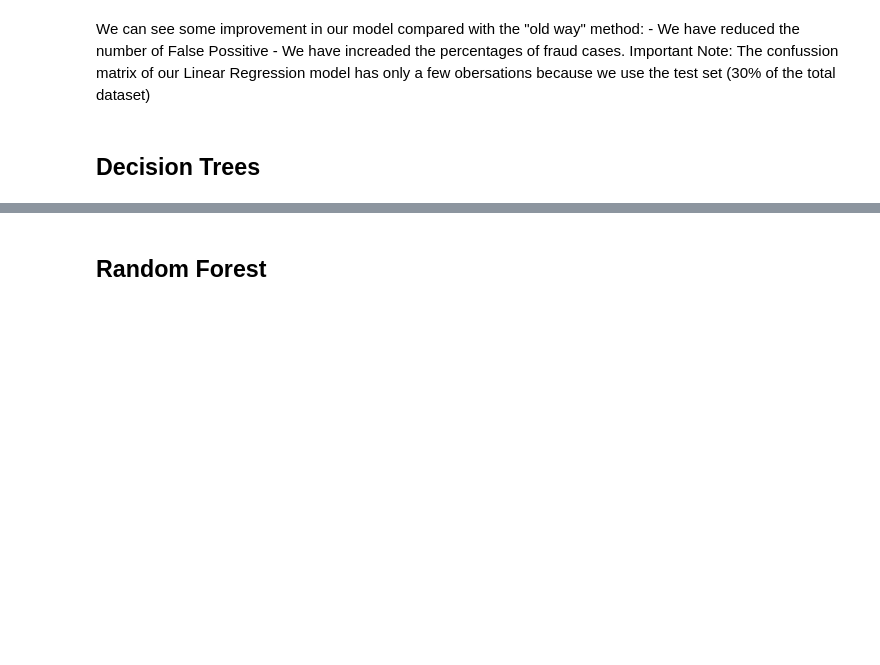
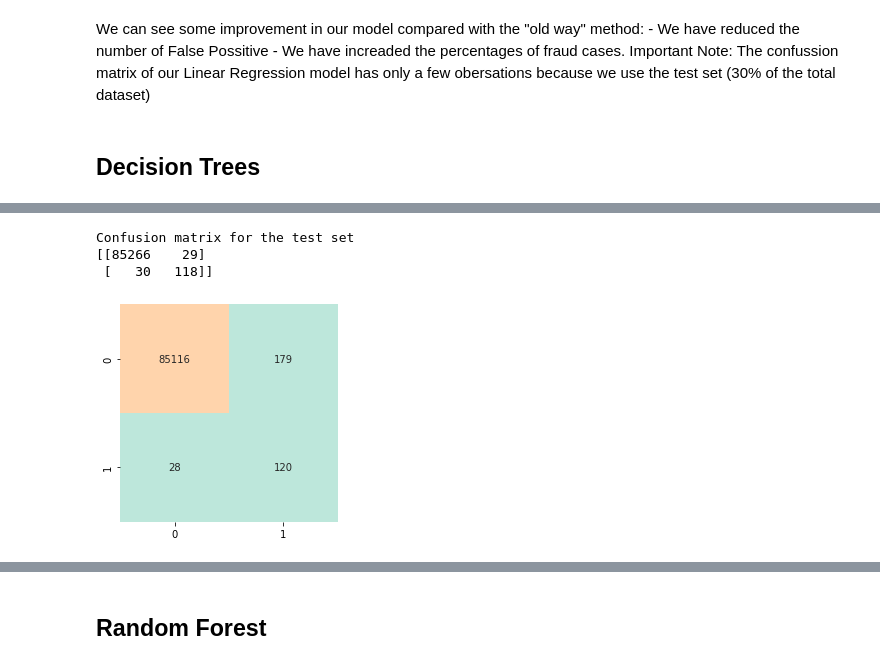
Before and after one commit to msantanarod/Fraud-Prevention-Analytics, a Jupyter notebook: Credit Card Fraud Detection.ipynb, the cells around one changed output, grey strips where cells are left out. Saved outputs shown, nothing was run; the diff lists cells and outputs as text; code cells hidden in the pictures; blank space fills up the shorter version.

```diff
--- a/Credit Card Fraud Detection.ipynb
+++ b/Credit Card Fraud Detection.ipynb
@@ -535,0 +575,17 @@ plt.show()
+# %%
+#Define the resampling method and the model the model:
+resampling = SMOTE()
+model = DecisionTreeClassifier(criterion='entropy',min_samples_leaf=5,max_depth=3)
+
+# Define the pipeline, tell it to combine SMOTE with the Logistic Regression model
+pipeline = Pipeline([('SMOTE', resampling), ('Desicion Tree', model)])
+
+# XY split:
+X_train, X_test, y_train, y_test=train_test_split(X,y,test_size=0.30, random_state=1000,stratify=y)
+
+
+#fit the pipeline into the training set:
+pipeline.fit(X_train, y_train)
+
+#Get predictions:
+predicted_sm = pipeline.predict(X_test)
@@ -535,0 +606,12 @@ plt.show()
+# %%
+print("Confusion matrix for the test set")
+print(confusion_matrix(y_test, predicted))
+conf_mat = confusion_matrix(y_test,predicted_sm)
+sns.heatmap(conf_mat, square=True, annot=True, cmap='icefire', fmt='d', cbar=False)
+
+plt.show()
+# %% [output]
+Confusion matrix for the test set
+[[85266    29]
+ [   30   118]]
+[figure, added]
```
Also changed, not shown: parts of 45 cells of this notebook.
